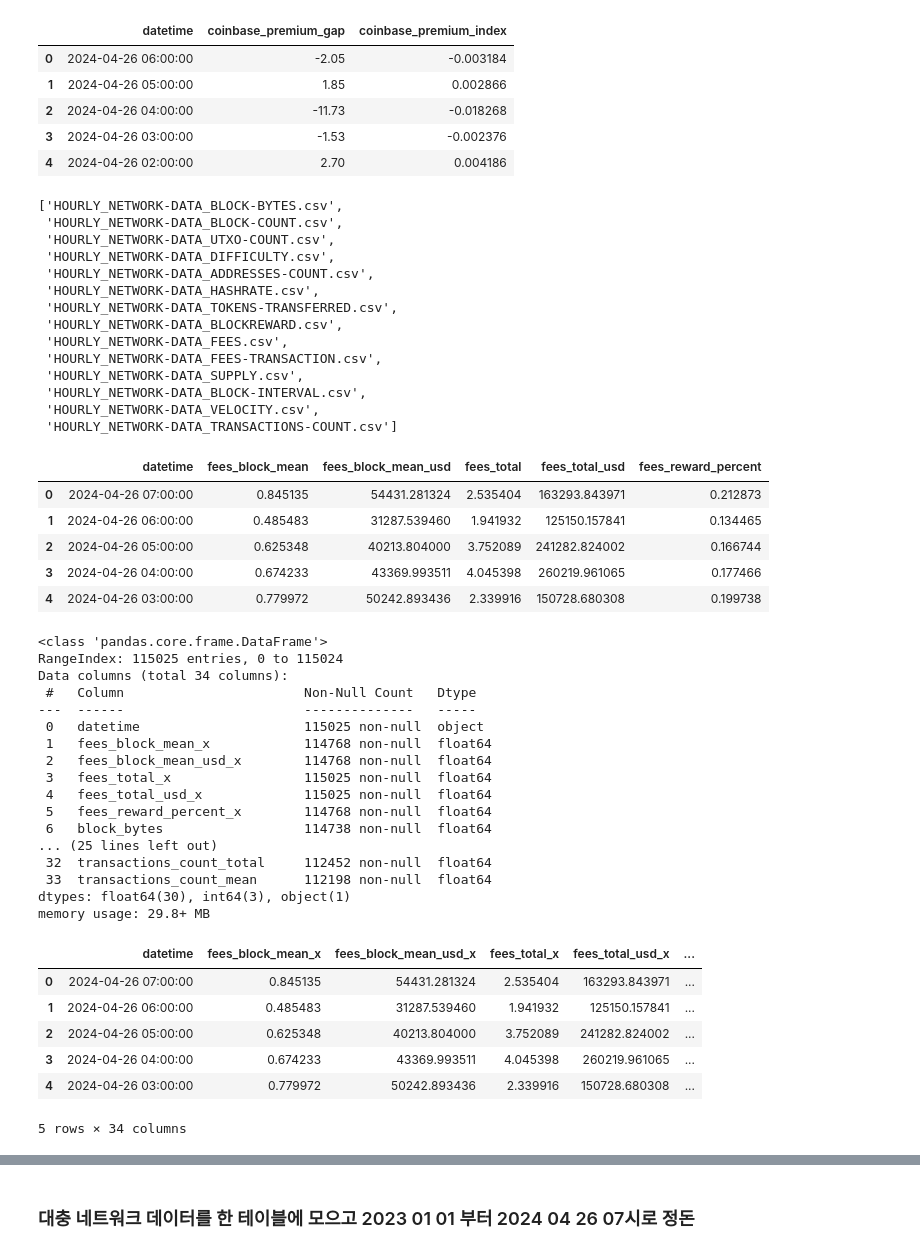
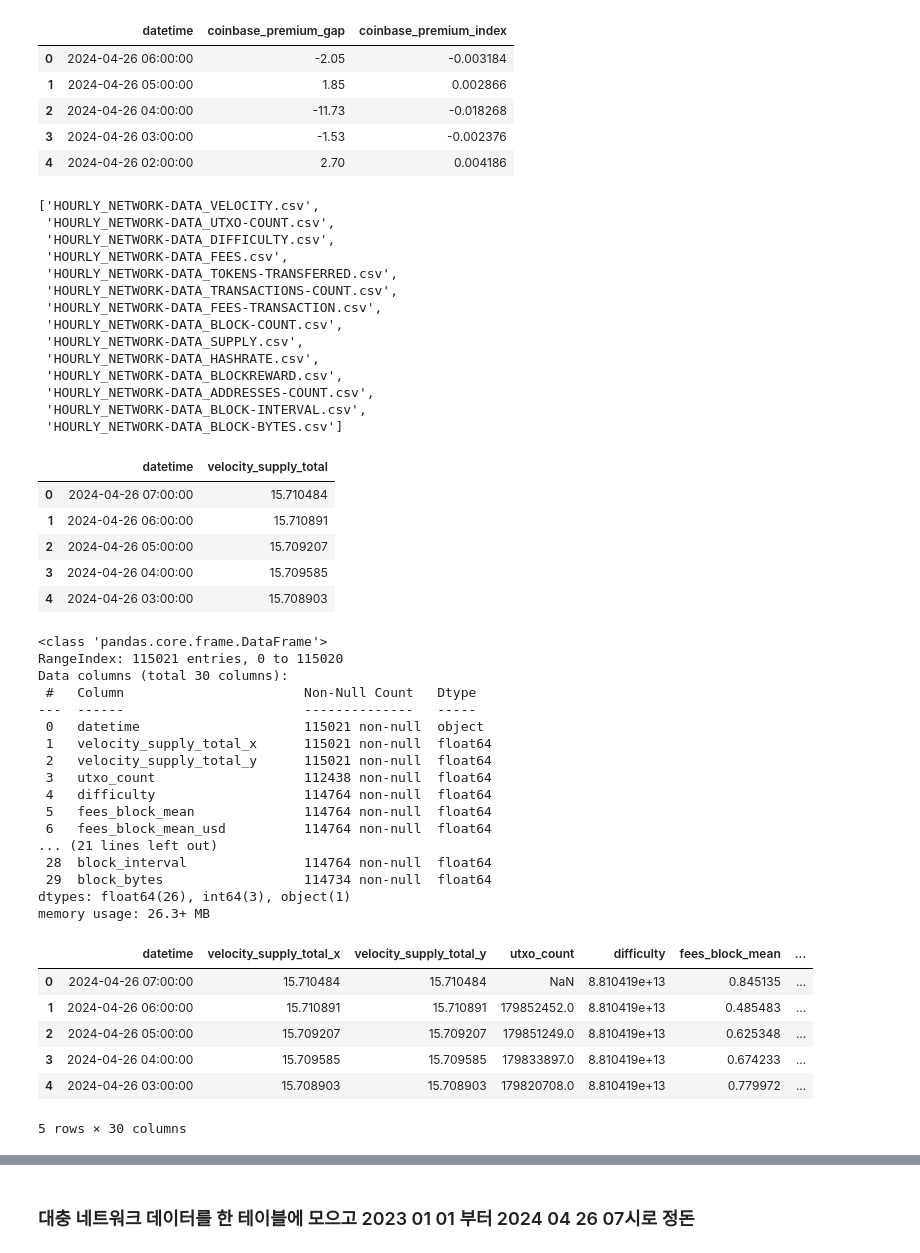
Before and after one commit to boostcampaitech7/level1-classificationinmachinelearning-recsys-08, a Jupyter notebook: WhatsYourEDA/EDA_Hyunwoo.ipynb, the cells around one changed output, grey strips where cells are left out. Cells and saved outputs as stored; diff of their text form; code cells hidden in the pictures.

Commit message:
adjust data path and network dataframe

```diff
--- a/WhatsYourEDA/EDA_Hyunwoo.ipynb
+++ b/WhatsYourEDA/EDA_Hyunwoo.ipynb
@@ -6,4 +6,6 @@ import matplotlib.pyplot as plt
 import seaborn as sns
 import tqdm
 import missingno as msno
+
+data_path = '../../../data/'
 # %%
@@ -123,37 +125,37 @@ premium.head()
 | 3 | 2024-04-26 03:00:00 | -1.53 | -0.002376 |
 | 4 | 2024-04-26 02:00:00 | 2.70 | 0.004186 |
 # %%
-data_path = '../../data'
+
 
 # HOURLY_NETWORK 로 시작하는 .csv 파일 이름을 file_names 에 할당
 file_names = [f for f in os.listdir(data_path) if f.startswith('HOURLY_NETWORK')]
 file_names
 # %% [output]
-['HOURLY_NETWORK-DATA_BLOCK-BYTES.csv',
- 'HOURLY_NETWORK-DATA_BLOCK-COUNT.csv',
+['HOURLY_NETWORK-DATA_VELOCITY.csv',
  'HOURLY_NETWORK-DATA_UTXO-COUNT.csv',
  'HOURLY_NETWORK-DATA_DIFFICULTY.csv',
+ 'HOURLY_NETWORK-DATA_FEES.csv',
+ 'HOURLY_NETWORK-DATA_TOKENS-TRANSFERRED.csv',
+ 'HOURLY_NETWORK-DATA_TRANSACTIONS-COUNT.csv',
+ 'HOURLY_NETWORK-DATA_FEES-TRANSACTION.csv',
+ 'HOURLY_NETWORK-DATA_BLOCK-COUNT.csv',
+ 'HOURLY_NETWORK-DATA_SUPPLY.csv',
+ 'HOURLY_NETWORK-DATA_HASHRATE.csv',
+ 'HOURLY_NETWORK-DATA_BLOCKREWARD.csv',
  'HOURLY_NETWORK-DATA_ADDRESSES-COUNT.csv',
- 'HOURLY_NETWORK-DATA_HASHRATE.csv',
- 'HOURLY_NETWORK-DATA_TOKENS-TRANSFERRED.csv',
- 'HOURLY_NETWORK-DATA_BLOCKREWARD.csv',
- 'HOURLY_NETWORK-DATA_FEES.csv',
- 'HOURLY_NETWORK-DATA_FEES-TRANSACTION.csv',
- 'HOURLY_NETWORK-DATA_SUPPLY.csv',
  'HOURLY_NETWORK-DATA_BLOCK-INTERVAL.csv',
- 'HOURLY_NETWORK-DATA_VELOCITY.csv',
- 'HOURLY_NETWORK-DATA_TRANSACTIONS-COUNT.csv']
+ 'HOURLY_NETWORK-DATA_BLOCK-BYTES.csv']
 # %%
 # 네트워크 데이터 중 끝나는 시각이 04 26 07시 인 데이터를 merge할 기준 데이터로 선정
-network = pd.read_csv(os.path.join(data_path, file_names[8]))
+network = pd.read_csv(os.path.join(data_path, file_names[0]))
 network.head()
 # %% [output]
-|  | datetime | fees_block_mean | fees_block_mean_usd | fees_total | fees_total_usd | fees_reward_percent |
-| 0 | 2024-04-26 07:00:00 | 0.845135 | 54431.281324 | 2.535404 | 163293.843971 | 0.212873 |
-| 1 | 2024-04-26 06:00:00 | 0.485483 | 31287.539460 | 1.941932 | 125150.157841 | 0.134465 |
-| 2 | 2024-04-26 05:00:00 | 0.625348 | 40213.804000 | 3.752089 | 241282.824002 | 0.166744 |
-| 3 | 2024-04-26 04:00:00 | 0.674233 | 43369.993511 | 4.045398 | 260219.961065 | 0.177466 |
-| 4 | 2024-04-26 03:00:00 | 0.779972 | 50242.893436 | 2.339916 | 150728.680308 | 0.199738 |
+|  | datetime | velocity_supply_total |
+| 0 | 2024-04-26 07:00:00 | 15.710484 |
+| 1 | 2024-04-26 06:00:00 | 15.710891 |
+| 2 | 2024-04-26 05:00:00 | 15.709207 |
+| 3 | 2024-04-26 04:00:00 | 15.709585 |
+| 4 | 2024-04-26 03:00:00 | 15.708903 |
 # %%
 
 for file_name in file_names:
@@ -162,32 +164,32 @@ for file_name in file_names:
 network.info()
 # %% [output]
 <class 'pandas.core.frame.DataFrame'>
-RangeIndex: 115025 entries, 0 to 115024
-Data columns (total 34 columns):
+RangeIndex: 115021 entries, 0 to 115020
+Data columns (total 30 columns):
  #   Column                       Non-Null Count   Dtype
 ---  ------                       --------------   -----
- 0   datetime                     115025 non-null  object
- 1   fees_block_mean_x            114768 non-null  float64
- 2   fees_block_mean_usd_x        114768 non-null  float64
- 3   fees_total_x                 115025 non-null  float64
- 4   fees_total_usd_x             115025 non-null  float64
- 5   fees_reward_percent_x        114768 non-null  float64
- 6   block_bytes                  114738 non-null  float64
-... (25 lines left out)
- 32  transactions_count_total     112452 non-null  float64
- 33  transactions_count_mean      112198 non-null  float64
-dtypes: float64(30), int64(3), object(1)
-memory usage: 29.8+ MB
+ 0   datetime                     115021 non-null  object
+ 1   velocity_supply_total_x      115021 non-null  float64
+ 2   velocity_supply_total_y      115021 non-null  float64
+ 3   utxo_count                   112438 non-null  float64
+ 4   difficulty                   114764 non-null  float64
+ 5   fees_block_mean              114764 non-null  float64
+ 6   fees_block_mean_usd          114764 non-null  float64
+... (21 lines left out)
+ 28  block_interval               114764 non-null  float64
+ 29  block_bytes                  114734 non-null  float64
+dtypes: float64(26), int64(3), object(1)
+memory usage: 26.3+ MB
 # %%
 network.head()
 # %% [output]
-|  | datetime | fees_block_mean_x | fees_block_mean_usd_x | fees_total_x | fees_total_usd_x | ... |
-| 0 | 2024-04-26 07:00:00 | 0.845135 | 54431.281324 | 2.535404 | 163293.843971 | ... |
-| 1 | 2024-04-26 06:00:00 | 0.485483 | 31287.539460 | 1.941932 | 125150.157841 | ... |
-| 2 | 2024-04-26 05:00:00 | 0.625348 | 40213.804000 | 3.752089 | 241282.824002 | ... |
-| 3 | 2024-04-26 04:00:00 | 0.674233 | 43369.993511 | 4.045398 | 260219.961065 | ... |
-| 4 | 2024-04-26 03:00:00 | 0.779972 | 50242.893436 | 2.339916 | 150728.680308 | ... |
+|  | datetime | velocity_supply_total_x | velocity_supply_total_y | utxo_count | difficulty | fees_block_mean | ... |
+| 0 | 2024-04-26 07:00:00 | 15.710484 | 15.710484 | NaN | 8.810419e+13 | 0.845135 | ... |
+| 1 | 2024-04-26 06:00:00 | 15.710891 | 15.710891 | 179852452.0 | 8.810419e+13 | 0.485483 | ... |
+| 2 | 2024-04-26 05:00:00 | 15.709207 | 15.709207 | 179851249.0 | 8.810419e+13 | 0.625348 | ... |
+| 3 | 2024-04-26 04:00:00 | 15.709585 | 15.709585 | 179833897.0 | 8.810419e+13 | 0.674233 | ... |
+| 4 | 2024-04-26 03:00:00 | 15.708903 | 15.708903 | 179820708.0 | 8.810419e+13 | 0.779972 | ... |
-5 rows × 34 columns
+5 rows × 30 columns
 # %%
 network = network.iloc[:11552, :]
 network
```
Also changed, not shown: parts of 9 cells of this notebook.
